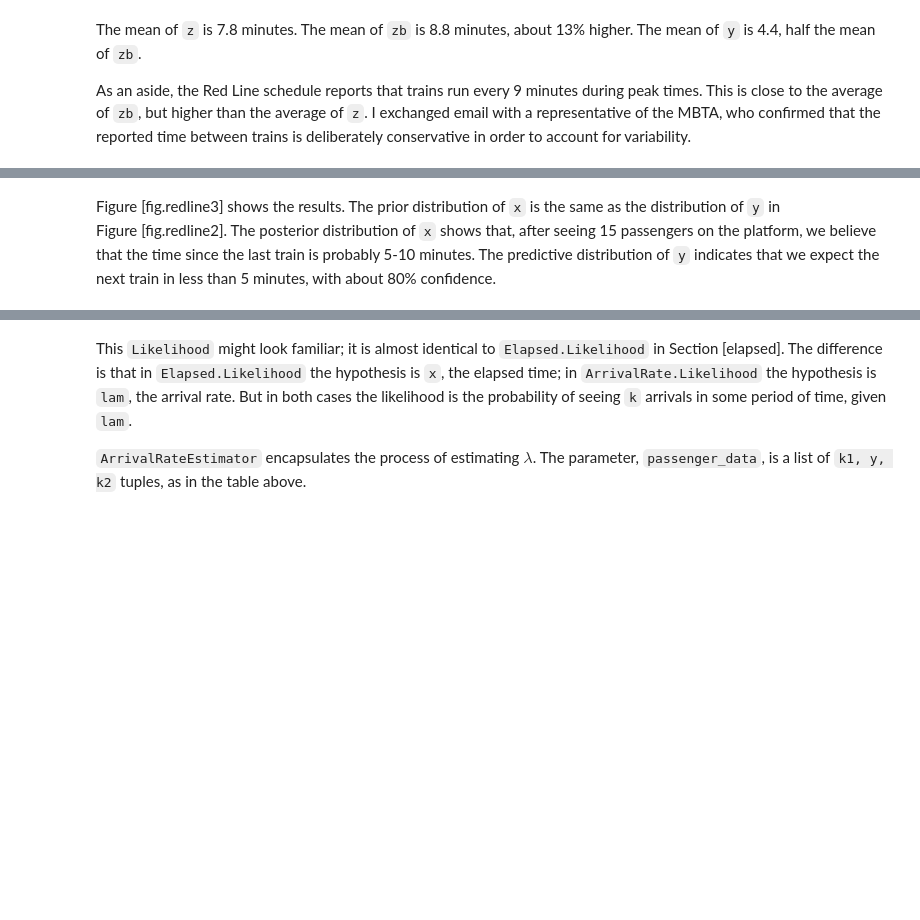
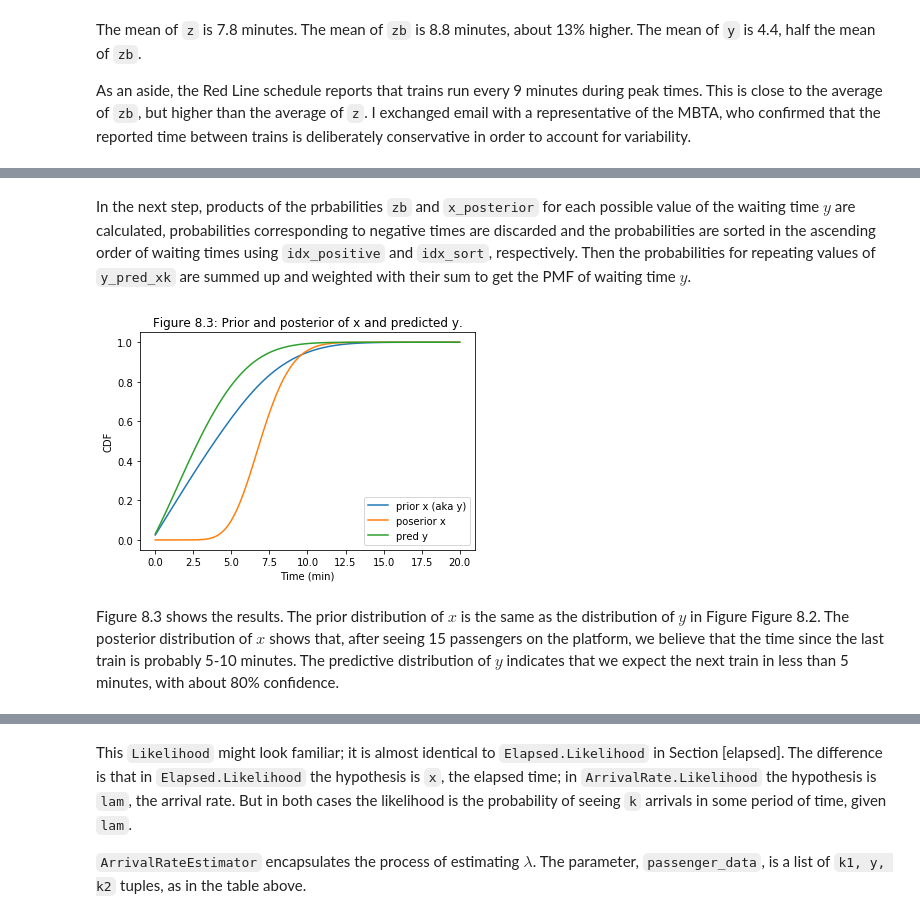
Before and after one commit to antshk/ThinkBayes, a Jupyter notebook: notebooks/08_Observer_Bias.ipynb, the cells around one changed output, grey strips where cells are left out. Cells and saved outputs as stored; diff of their text form; code cells hidden in the pictures; blank space fills up the shorter version.

```diff
--- a/notebooks/08_Observer_Bias.ipynb
+++ b/notebooks/08_Observer_Bias.ipynb
@@ -319,0 +236,10 @@ def RemoveNegatives(pmf):
+# %%
+lam=2/60
+num_passengers=15
+
+# https://www.probabilitycourse.com/chapter11/11_1_2_basic_concepts_of_the_poisson_process.php
+# for a Poisson process with a rate , the probability of k events until time t is Poisson(k,lam*t)
+likelihood = stats.poisson.pmf(num_passengers, lam*z_xk)
+
+_product = y_pmf * likelihood
+x_posterior_pmf = _product / _product.sum()
@@ -320,9 +248,39 @@ def RemoveNegatives(pmf):
+# %%
+mg_z_xk_1, mg_z_xk_2 = np.meshgrid(z_xk,z_xk)
+y_pred_xk = (mg_z_xk_1-mg_z_xk_2)
+
+idx_positive = y_pred_xk >= 0
+y_pred_xk = y_pred_xk[idx_positive]
+
+idx_sort = y_pred_xk.argsort()
+y_pred_xk = y_pred_xk[idx_sort]
+y_pred_unique_xk, y_pred_unique_xk_idx = np.unique(y_pred_xk,return_index=True)
+# %% [markdown]
+In the next step, products of the prbabilities `zb`  and `x_posterior` for each possible value of the waiting time $y$ are calculated, probabilities corresponding to negative times are discarded and the probabilities are sorted in the ascending order of waiting times using `idx_positive` and `idx_sort`, respectively. Then the probabilities for repeating values of `y_pred_xk` are summed up and weighted with their sum to get the PMF of waiting time $y$.
+# %%
+mg_zb_pmf, mg_x_posterior_pmf = np.meshgrid(zb_pmf,x_posterior_pmf)
+y_pred_pmf = (mg_zb_pmf * mg_x_posterior_pmf)[idx_positive][idx_sort]
+# %%
+y_pred_unique_pmf = np.array(list(map( lambda x: x.sum(),
+                             np.split(y_pred_pmf,y_pred_unique_xk_idx[1:]) ) ) )
+y_pred_unique_pmf = y_pred_unique_pmf / y_pred_unique_pmf.sum()
+# %%
+#Figure 8.3
+plt.plot(z_xk/60,y_pmf.cumsum(),  label='prior x (aka y)')
+plt.plot(z_xk/60,x_posterior_pmf.cumsum(),   label='poserior x')
+plt.plot(y_pred_unique_xk/60, y_pred_unique_pmf.cumsum(), label='pred y')
+plt.xlabel('Time (min)');
+plt.ylabel('CDF');
+plt.legend()
+plt.title('Figure 8.3: Prior and posterior of x and predicted y.');
+# %% [output]
+[figure, added]
 # %% [markdown]
-Figure [fig.redline3] shows the results. The prior distribution of
-`x` is the same as the distribution of `y` in
-Figure [fig.redline2]. The posterior distribution of `x`
+Figure 8.3 shows the results. The prior distribution of
+$x$ is the same as the distribution of $y$ in
+Figure Figure 8.2. The posterior distribution of $x$
 shows that, after seeing 15 passengers on the platform, we believe that
 the time since the last train is probably 5-10 minutes. The predictive
-distribution of `y` indicates that we expect the next train
+distribution of $y$ indicates that we expect the next train
 in less than 5 minutes, with about 80% confidence.
 # %% [markdown]
```
Also changed, not shown: parts of 24 cells of this notebook.
